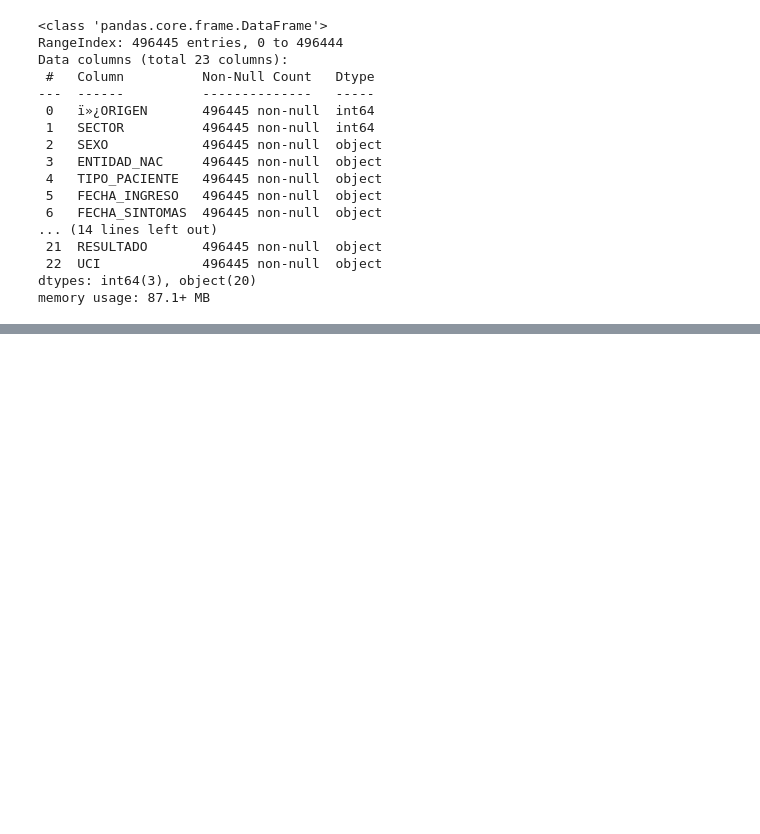
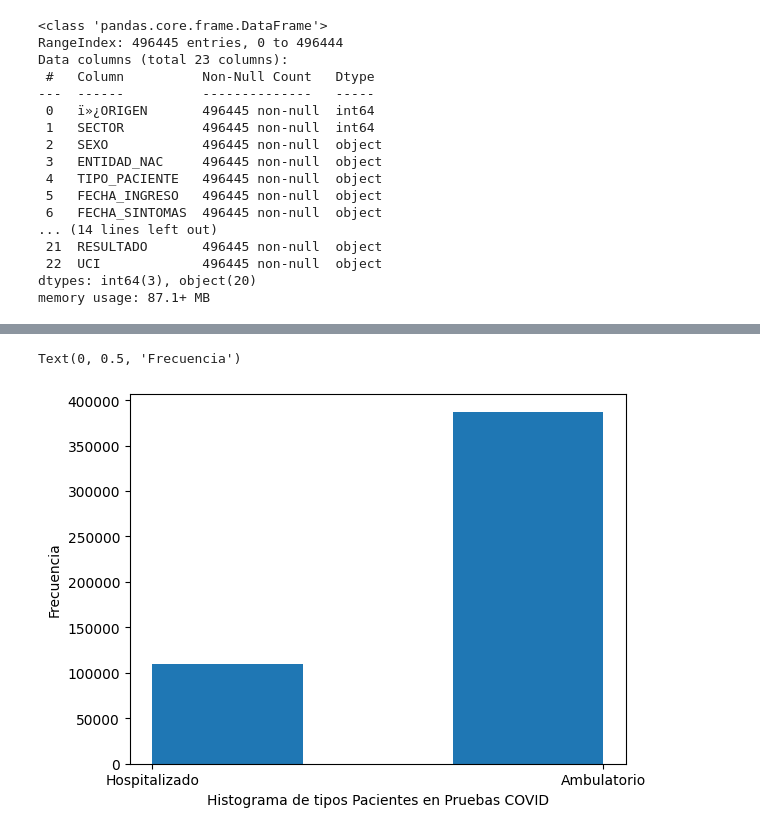
Before and after one commit to 25041032-Jocelyn/PROBABILIDAD-Y-ESTADISTICA, a Jupyter notebook: Unidad2/Practica_COVID.ipynb, the cells around one changed output, grey strips where cells are left out. Cells and saved outputs as stored; diff of their text form; code cells hidden in the pictures; blank space fills up the shorter version.

```diff
--- a/Unidad2/Practica_COVID.ipynb
+++ b/Unidad2/Practica_COVID.ipynb
@@ -39,0 +66,7 @@ memory usage: 87.1+ MB
+# %%
+plt.pyplot.hist(covid.TIPO_PACIENTE, bins = 3)
+plt.pyplot.xlabel("Histograma de tipos Pacientes en Pruebas COVID")
+plt.pyplot.ylabel("Frecuencia")
+# %% [output]
+Text(0, 0.5, 'Frecuencia')
+[figure, added]
```
Also changed, not shown: parts of 8 cells of this notebook.
